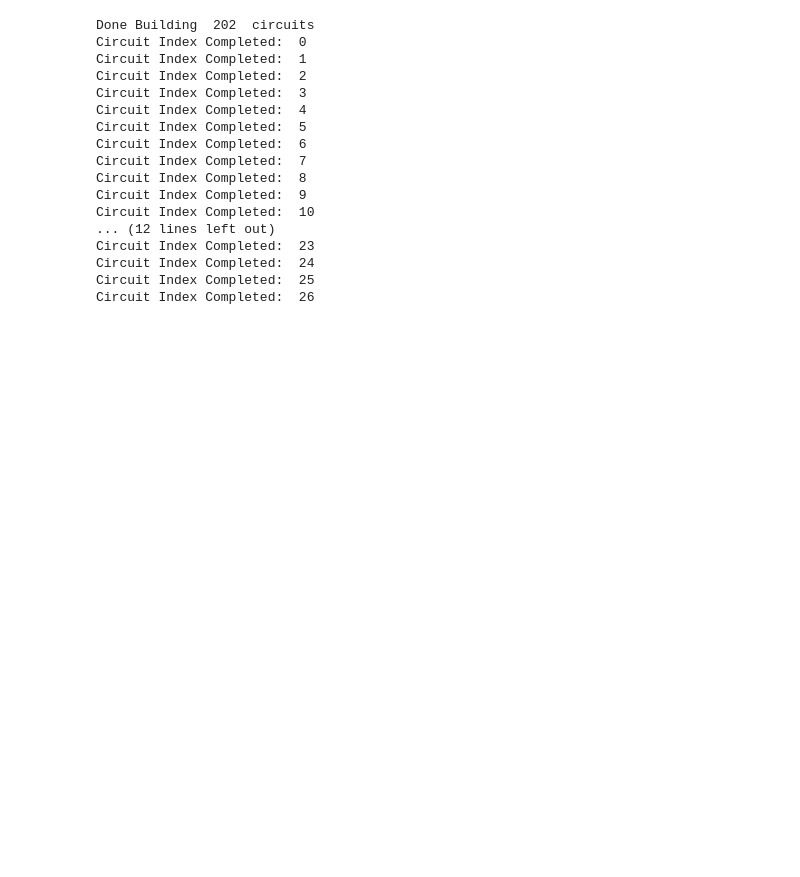
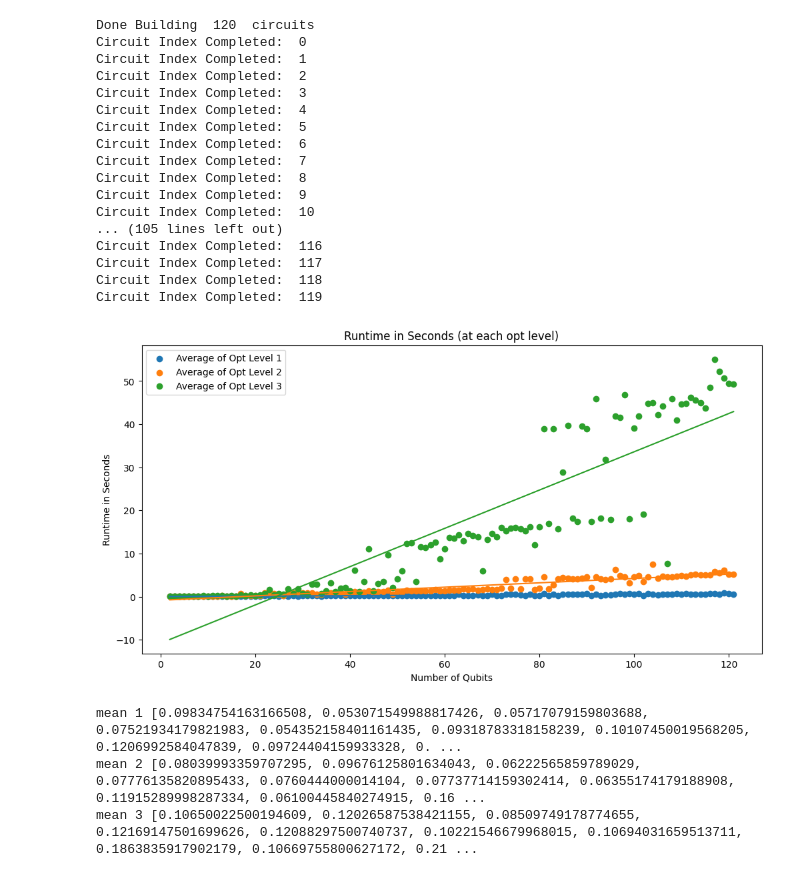
Before and after one commit to BxNoel/QXQ_transpiler_benchmarking, a Jupyter notebook: runtime_test.ipynb, the cells around one changed output. Drawn from its saved outputs; the diff is of its cells as text; code cells hidden in the pictures; blank space fills up the shorter version.

```diff
--- a/runtime_test.ipynb
+++ b/runtime_test.ipynb
@@ -453,7 +453,7 @@ class FakeMultiChip(BackendV2):
     def run(self, circuit, **kwargs):
         raise NotImplementedError("Lasciate ogne speranza, voi ch'intrate")
 
-circuits, file_order = build_bv_circuits(202)
+circuits, file_order = build_bv_circuits(120)
 backend = FakeMultiChip(15,1)
 
 
@@ -512,36 +512,40 @@ with open('optimzation_level_2.csv', 'w', newline='') as csvfile:
 
 # Optimization Level 3 CSV
 with open('optimzation_level_3.csv', 'w', newline='') as csvfile:
     # Below is the information we are trying to extract from our circuits
     fieldnames = ['Circuit Name',
                   ' Average Runtime: Level 3',
                   ' Run Times Level 3',
                   ' Gate Count: Level 3',
                   ' Ratio: Level 3']
     writer = csv.DictWriter(csvfile, fieldnames=fieldnames) # calling the writer
     writer.writeheader() # Here we are creating the columns for our CSV file
 
     for file_name, avg_lvl_3, runtime_lvl_3, gate_count_lvl_3, ratio_lvl_3 in zip(file_order, mean_transpile_times_3, level3_runtime, level3_gatecount, level3_ratio):
         writer.writerow({'Circuit Name': file_name,
                          ' Average Runtime: Level 3': avg_lvl_3,
                          ' Run Times Level 3': runtime_lvl_3,
                          ' Gate Count: Level 3': gate_count_lvl_3,
                          ' Ratio: Level 3': ratio_lvl_3 })
 # %% [output]
-Done Building  202  circuits
+Done Building  120  circuits
 Circuit Index Completed:  0
 Circuit Index Completed:  1
 Circuit Index Completed:  2
 Circuit Index Completed:  3
 Circuit Index Completed:  4
 Circuit Index Completed:  5
 Circuit Index Completed:  6
 Circuit Index Completed:  7
 Circuit Index Completed:  8
 Circuit Index Completed:  9
 Circuit Index Completed:  10
-... (12 lines left out)
-Circuit Index Completed:  23
-Circuit Index Completed:  24
-Circuit Index Completed:  25
-Circuit Index Completed:  26
+... (105 lines left out)
+Circuit Index Completed:  116
+Circuit Index Completed:  117
+Circuit Index Completed:  118
+Circuit Index Completed:  119
+[figure, added]
+mean 1 [0.09834754163166508, 0.053071549988817426, 0.05717079159803688, 0.07521934179821983, 0.054352158401161435, 0.09318783318158239, 0.10107450019568205, 0.1206992584047839, 0.09724404159933328, 0. ...
+mean 2 [0.08039993359707295, 0.09676125801634043, 0.06222565859789029, 0.07776135820895433, 0.0760444000014104, 0.07737714159302414, 0.06355174179188908, 0.11915289998287334, 0.06100445840274915, 0.16 ...
+mean 3 [0.10650022500194609, 0.12026587538421155, 0.08509749178774655, 0.12169147501699626, 0.12088297500740737, 0.10221546679968015, 0.10694031659513711, 0.1863835917902179, 0.10669755800627172, 0.21 ...
```
Also changed, not shown: parts of 1 cell of this notebook.
